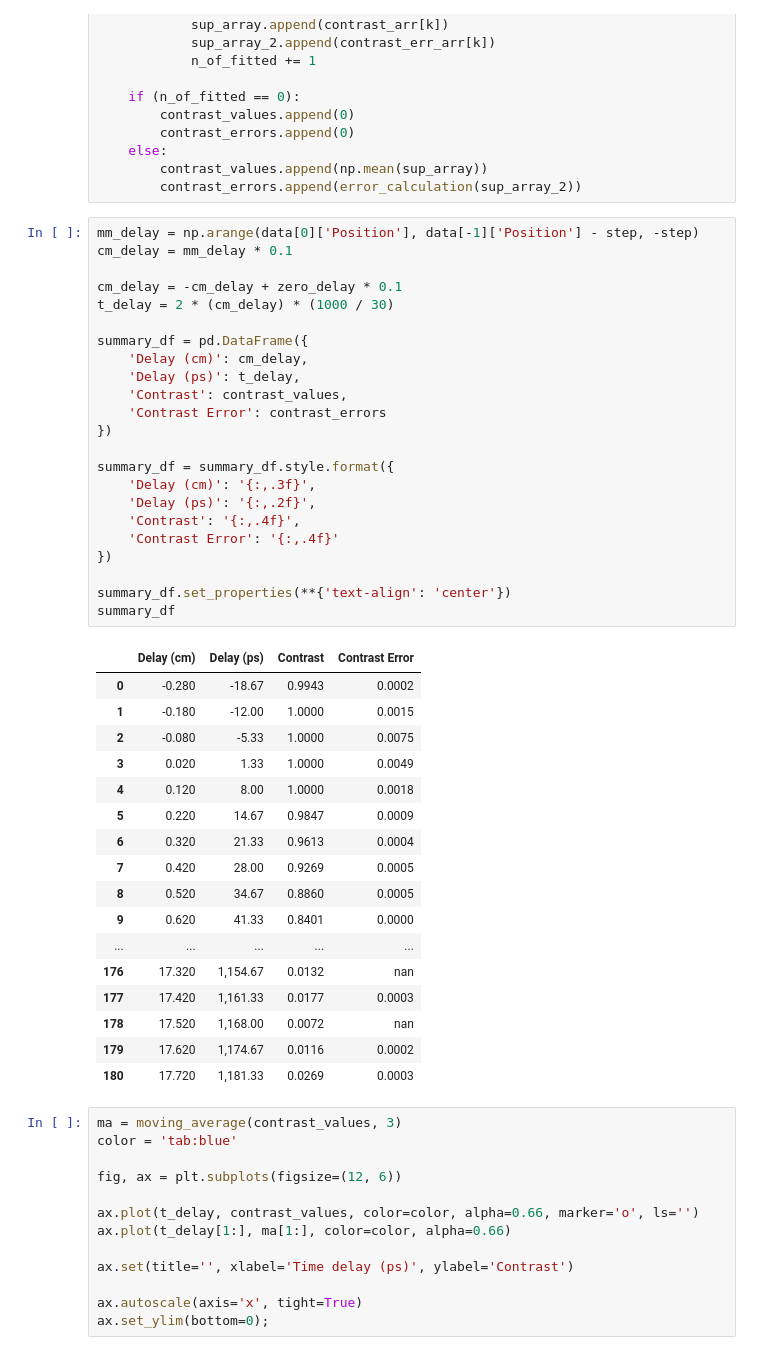
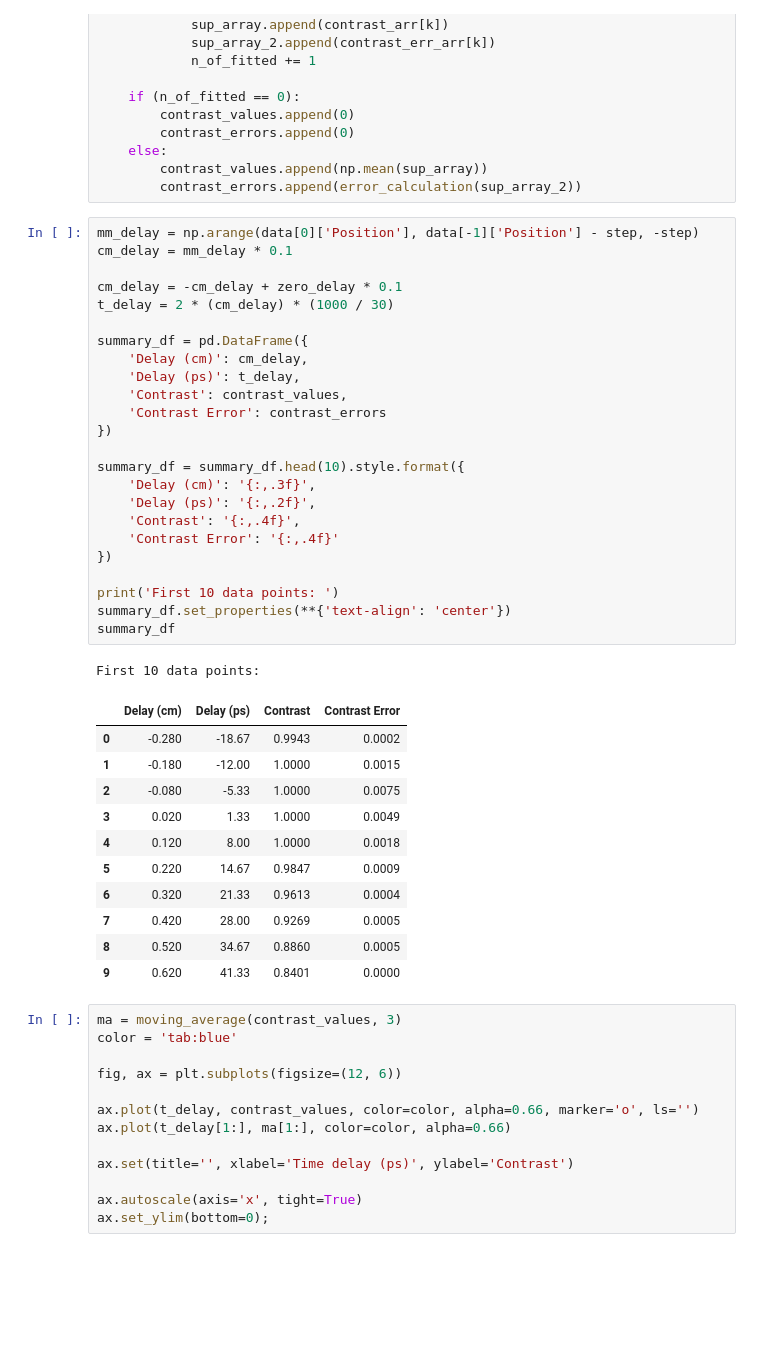
Before and after one commit to KOrfanakis/Coherence_from_Interferometry, a Jupyter notebook: Analysis.ipynb, the cells around one changed output. Drawn from its saved outputs; the diff is of its cells as text; blank space fills up the shorter version.

```diff
--- a/Analysis.ipynb
+++ b/Analysis.ipynb
@@ -472,40 +472,36 @@ cm_delay = mm_delay * 0.1
 cm_delay = -cm_delay + zero_delay * 0.1
 t_delay = 2 * (cm_delay) * (1000 / 30)
 
 summary_df = pd.DataFrame({
     'Delay (cm)': cm_delay,
     'Delay (ps)': t_delay,
     'Contrast': contrast_values,
     'Contrast Error': contrast_errors
 })
 
-summary_df = summary_df.style.format({
+summary_df = summary_df.head(10).style.format({
     'Delay (cm)': '{:,.3f}',
     'Delay (ps)': '{:,.2f}',
     'Contrast': '{:,.4f}',
     'Contrast Error': '{:,.4f}'
 })
 
+print('First 10 data points: ')
 summary_df.set_properties(**{'text-align': 'center'})
 summary_df
 # %% [output]
+First 10 data points:
 |  | Delay (cm) | Delay (ps) | Contrast | Contrast Error |
 | 0 | -0.280 | -18.67 | 0.9943 | 0.0002 |
 | 1 | -0.180 | -12.00 | 1.0000 | 0.0015 |
 | 2 | -0.080 | -5.33 | 1.0000 | 0.0075 |
 | 3 | 0.020 | 1.33 | 1.0000 | 0.0049 |
 | 4 | 0.120 | 8.00 | 1.0000 | 0.0018 |
 | 5 | 0.220 | 14.67 | 0.9847 | 0.0009 |
 | 6 | 0.320 | 21.33 | 0.9613 | 0.0004 |
 | 7 | 0.420 | 28.00 | 0.9269 | 0.0005 |
 | 8 | 0.520 | 34.67 | 0.8860 | 0.0005 |
 | 9 | 0.620 | 41.33 | 0.8401 | 0.0000 |
-| ... | ... | ... | ... | ... |
-| 176 | 17.320 | 1,154.67 | 0.0132 | nan |
-| 177 | 17.420 | 1,161.33 | 0.0177 | 0.0003 |
-| 178 | 17.520 | 1,168.00 | 0.0072 | nan |
-| 179 | 17.620 | 1,174.67 | 0.0116 | 0.0002 |
-| 180 | 17.720 | 1,181.33 | 0.0269 | 0.0003 |
 # %%
 ma = moving_average(contrast_values, 3)
 color = 'tab:blue'
```
